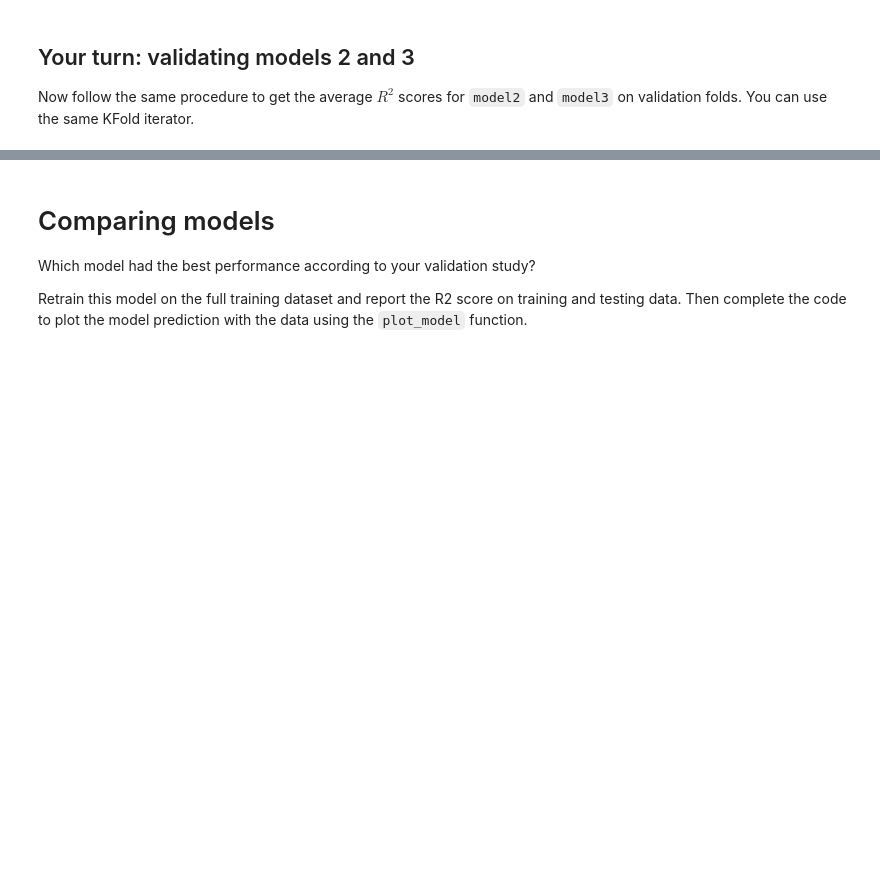
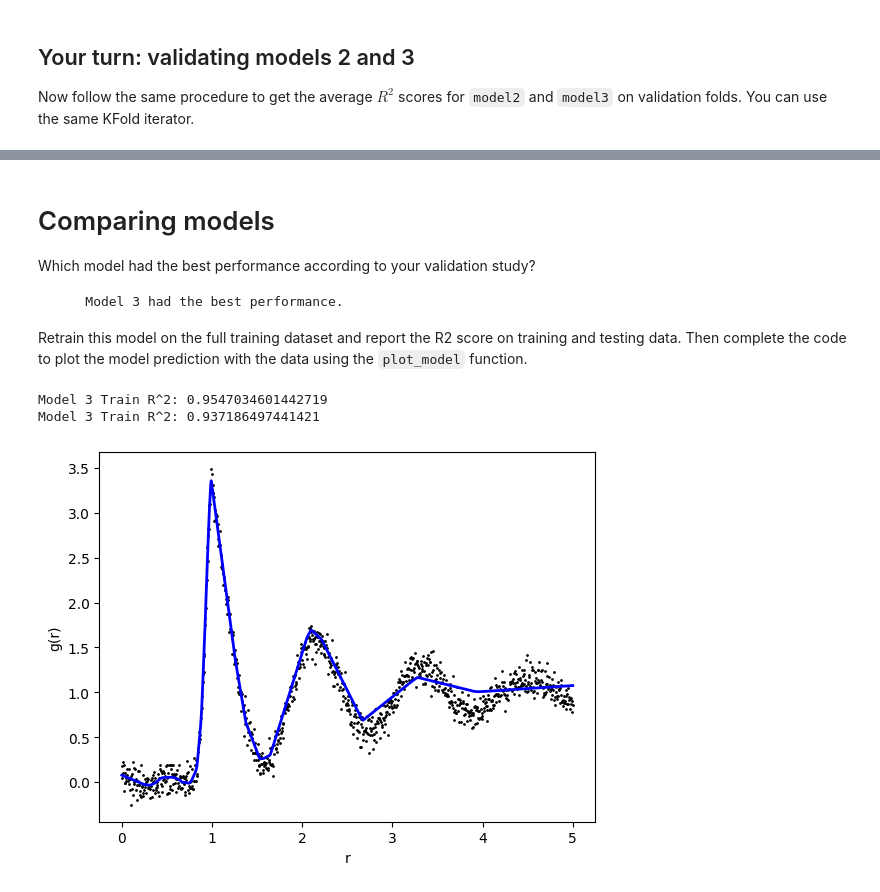
Before and after one commit to judson35/AI-ML, a Jupyter notebook: HW10/M10-L2-P1.ipynb, the cells around one changed output, grey strips where cells are left out. Saved outputs shown, nothing was run; the diff lists cells and outputs as text; code cells hidden in the pictures; blank space fills up the shorter version.

```diff
--- a/HW10/M10-L2-P1.ipynb
+++ b/HW10/M10-L2-P1.ipynb
@@ -83,0 +96,27 @@ Now follow the same procedure to get the average $R^2$ scores for `model2` and `
+# %%
+folds = KFold(n_splits=10,random_state=0,shuffle=True)
+
+scores2 = []
+scores3 = []
+
+for train_idx, val_idx in folds.split(X_train):
+    model2 = clone(model2)
+    model2.fit(X_train[train_idx,:],y_train[train_idx])
+    score = model2.score(X_train[val_idx,:],y_train[val_idx])
+    scores2.append(score)
+    print(f"Validation score: {score}")
+
+score2 = np.mean(np.array(scores2))
+print(f"Average validation score for Model 2: {score2}")
+
+folds = KFold(n_splits=10,random_state=0,shuffle=True)
+
+for train_idx, val_idx in folds.split(X_train):
+    model3 = clone(model3)
+    model3.fit(X_train[train_idx,:],y_train[train_idx])
+    score = model3.score(X_train[val_idx,:],y_train[val_idx])
+    scores3.append(score)
+    print(f"Validation score: {score}")
+
+score3 = np.mean(np.array(scores3))
+print(f"Average validation score for Model 3: {score3}")
@@ -86,4 +143,6 @@ Now follow the same procedure to get the average $R^2$ scores for `model2` and `
 
 Which model had the best performance according to your validation study?
 
+        Model 3 had the best performance.
+
 Retrain this model on the full training dataset and report the R2 score on training and testing data. Then complete the code to plot the model prediction with the data using the `plot_model` function.
@@ -99,0 +149,14 @@ plt.show()
+# %%
+model3.fit(X_train, y_train)
+
+print(f"Model 3 Train R^2: {model3.score(X_train, y_train)}")
+print(f"Model 3 Train R^2: {model3.score(X_test, y_test)}")
+
+plt.figure()
+plot_data(X,y)
+plot_model(model3)
+plt.show()
+# %% [output]
+Model 3 Train R^2: 0.9547034601442719
+Model 3 Train R^2: 0.937186497441421
+[figure, added]
```
Also changed, not shown: parts of 5 cells of this notebook.
